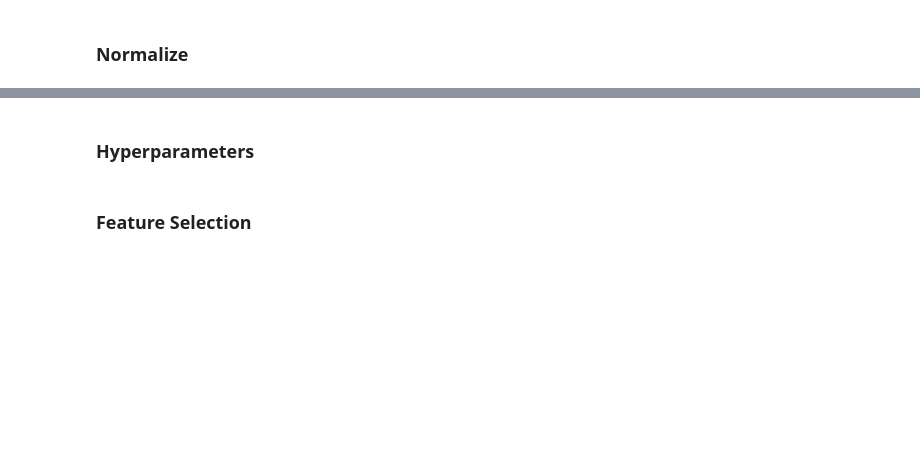
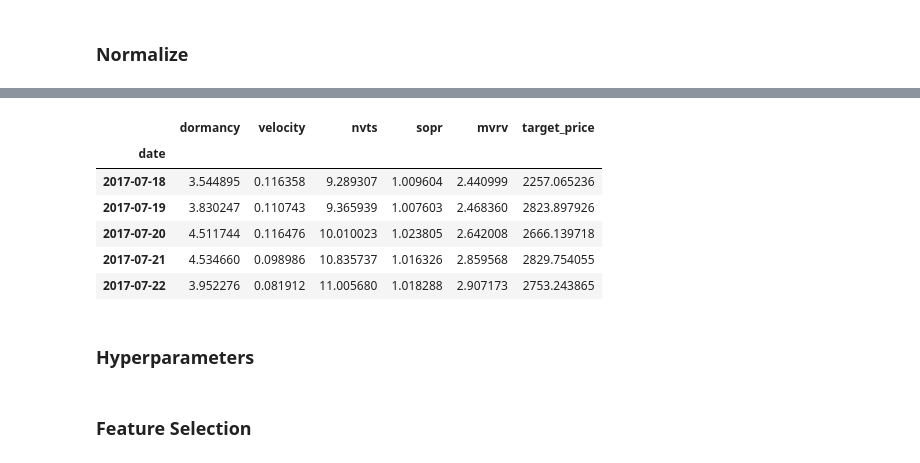
Before and after one commit to jadechip/on-chain-analytics-lstm, a Jupyter notebook: metrics.ipynb, the cells around one changed output, grey strips where cells are left out. Drawn from its saved outputs; the diff is of its cells as text; code cells hidden in the pictures; blank space fills up the shorter version.

```diff
--- a/metrics.ipynb
+++ b/metrics.ipynb
@@ -94,6 +94,16 @@ metrics_df.head()
 # %% [markdown]
 ### Test-Training split
 # %%
-training_data, testing_data = train_test_split(metrics_df, test_size=0.2, shuffle=False)
-print(f"Training data size: {training_data.shape}, Testing data size: {testing_data.shape}")
+training_data, validation_data = train_test_split(metrics_df, test_size=0.2, shuffle=False)
+validation_data, testing_data = train_test_split(validation_data, test_size=0.5, shuffle=False)
+
+print(f"Training data size: {training_data.shape}",
+      f"Validation data size: {validation_data.shape}",
+      f"Testing data size: {testing_data.shape}")
+
+data = {
+  "training" : training_data,
+  "validation" : validation_data,
+  "testing" : testing_data,
+}
 # %% [output]
@@ -101,9 +111,7 @@ Training data size: (2274, 6), Testing data size: (569, 6)
 # %% [markdown]
 ### Normalize
 # %%
-def normalize(df):
-  norm = (df - df.mean()) / (df.max() - df.min())
-  return norm
+normalize = lambda df: (df - df.mean()) / (df.max() - df.min())
 # %%
 # If normalization is applied on the test data,
 # there is a chance that some information will be leaked from training set into the test set.
@@ -131,3 +129,13 @@ testing_data.head()
+# %%
+data["testing"].head()
+# %% [output]
+|  | dormancy | velocity | nvts | sopr | mvrv | target_price |
+| date |  |  |  |  |  |  |
+| 2017-07-18 | 3.544895 | 0.116358 | 9.289307 | 1.009604 | 2.440999 | 2257.065236 |
+| 2017-07-19 | 3.830247 | 0.110743 | 9.365939 | 1.007603 | 2.468360 | 2823.897926 |
+| 2017-07-20 | 4.511744 | 0.116476 | 10.010023 | 1.023805 | 2.642008 | 2666.139718 |
+| 2017-07-21 | 4.534660 | 0.098986 | 10.835737 | 1.016326 | 2.859568 | 2829.754055 |
+| 2017-07-22 | 3.952276 | 0.081912 | 11.005680 | 1.018288 | 2.907173 | 2753.243865 |
 # %% [markdown]
 ### Hyperparameters
 # %%
```
Also changed, not shown: parts of 27 cells of this notebook.
